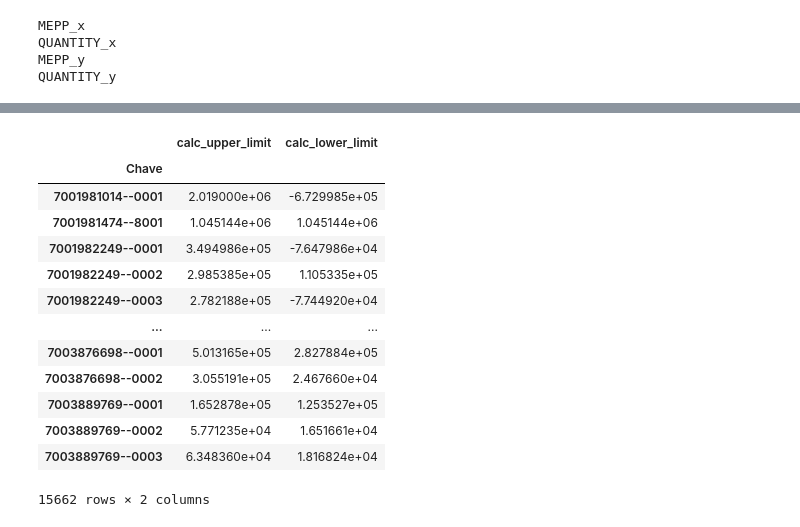
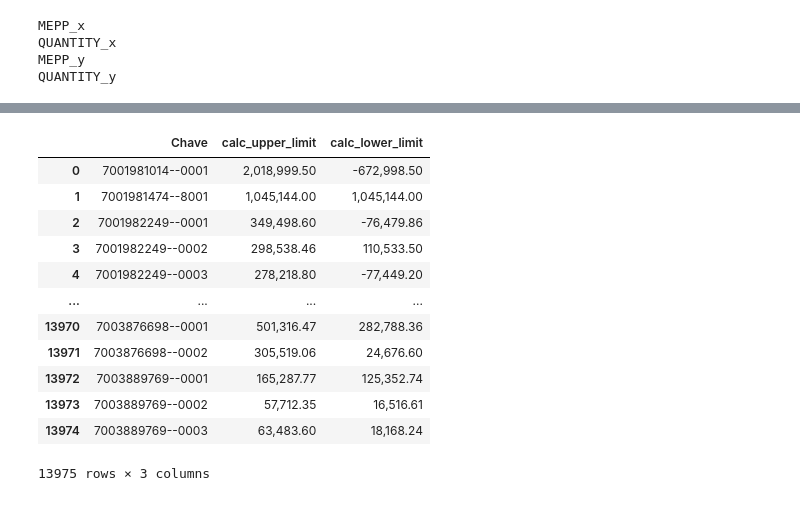
Before and after one commit to kairobeduti/DadosShift, a Jupyter notebook: Análise/Arquivos Itens.ipynb, the cells around one changed output, grey strips where cells are left out. Cells and saved outputs as stored; diff of their text form; code cells hidden in the pictures.

```diff
--- a/Análise/Arquivos Itens.ipynb
+++ b/Análise/Arquivos Itens.ipynb
@@ -33,7 +36,7 @@ df_familias.drop(['Tipo da Família','Família'],axis=1,inplace=True)
 # %%
 display(f'itens {df_itens.shape}')
 df_itens.info()
-df_itens.drop(['Unnamed: 0','EXLIN','YPCOMT_LINE','ATTACHMENTS','SRC_GUID'], axis=1,inplace=True)
+df_itens.drop(['Unnamed: 0','EXLIN','YPCOMT_LINE','ATTACHMENTS','SRC_GUID','ITEM_PROCESS_TYP'], axis=1,inplace=True)
 # %% [output]
 'itens (37381, 18)'
 <class 'pandas.core.frame.DataFrame'>
@@ -54,8 +57,8 @@ Data columns (total 18 columns):
 dtypes: float64(2), int64(2), object(14)
 memory usage: 5.1+ MB
 # %%
-df = df_header.merge(df_itens, on='OPPORT_NUM')
-df = df.merge(df_familias, on='YPFAMITEM')
+df = df_header.merge(df_itens, on='OPPORT_NUM', how='inner')
+df = df.merge(df_familias, on='YPFAMITEM', how='inner')
 # %%
 url = "https://github.com/kairobeduti/DadosShift/blob/master/Hist%C3%B3rico/Historico_QUOTS.xlsx?raw=true"
 data = rq.get(url).content
@@ -85,3 +67,5 @@ memory usage: 25.4+ MB
 # %%
 df_quots = df_quots.query('TOTAL_VALUE != "Decline"')
+# %%
+df = df.merge(df_quots, on=['OPPORT_NUM','NUMBER_INT'],how='inner')
 # %%
@@ -94,5 +78,3 @@ Text(0.5, 1.0, 'Valores Faltantes')
-# %%
-df = df.merge(df_quots, on=['OPPORT_NUM','NUMBER_INT'])
 # %%
 df['UNIT_VALUE'] = df['UNIT_VALUE'].fillna(0)
 df['TOTAL_VALUE'] = df['TOTAL_VALUE'].fillna(0)
@@ -251,21 +204,20 @@ def calc_lower_limit(series):
     # Find outliers
     return ll
 # %%
-df_iqr_ul_ll = df.groupby(['Chave'])['TOTAL_VALUE'].agg([calc_upper_limit,calc_lower_limit])
+df_iqr_ul_ll = df.groupby(['Chave'])['TOTAL_VALUE'].agg([calc_upper_limit,calc_lower_limit]).reset_index()
 df_iqr_ul_ll
 # %% [output]
-|  | calc_upper_limit | calc_lower_limit |
-| Chave |  |  |
-| 7001981014--0001 | 2.019000e+06 | -6.729985e+05 |
-| 7001981474--8001 | 1.045144e+06 | 1.045144e+06 |
-| 7001982249--0001 | 3.494986e+05 | -7.647986e+04 |
-| 7001982249--0002 | 2.985385e+05 | 1.105335e+05 |
-| 7001982249--0003 | 2.782188e+05 | -7.744920e+04 |
-| ... | ... | ... |
-| 7003876698--0001 | 5.013165e+05 | 2.827884e+05 |
-| 7003876698--0002 | 3.055191e+05 | 2.467660e+04 |
-| 7003889769--0001 | 1.652878e+05 | 1.253527e+05 |
-| 7003889769--0002 | 5.771235e+04 | 1.651661e+04 |
-| 7003889769--0003 | 6.348360e+04 | 1.816824e+04 |
+|  | Chave | calc_upper_limit | calc_lower_limit |
+| 0 | 7001981014--0001 | 2,018,999.50 | -672,998.50 |
+| 1 | 7001981474--8001 | 1,045,144.00 | 1,045,144.00 |
+| 2 | 7001982249--0001 | 349,498.60 | -76,479.86 |
+| 3 | 7001982249--0002 | 298,538.46 | 110,533.50 |
+| 4 | 7001982249--0003 | 278,218.80 | -77,449.20 |
+| ... | ... | ... | ... |
+| 13970 | 7003876698--0001 | 501,316.47 | 282,788.36 |
+| 13971 | 7003876698--0002 | 305,519.06 | 24,676.60 |
+| 13972 | 7003889769--0001 | 165,287.77 | 125,352.74 |
+| 13973 | 7003889769--0002 | 57,712.35 | 16,516.61 |
+| 13974 | 7003889769--0003 | 63,483.60 | 18,168.24 |
-15662 rows × 2 columns
+13975 rows × 3 columns
 # %%
```
Also changed, not shown: parts of 32 cells of this notebook, 13 other files.
